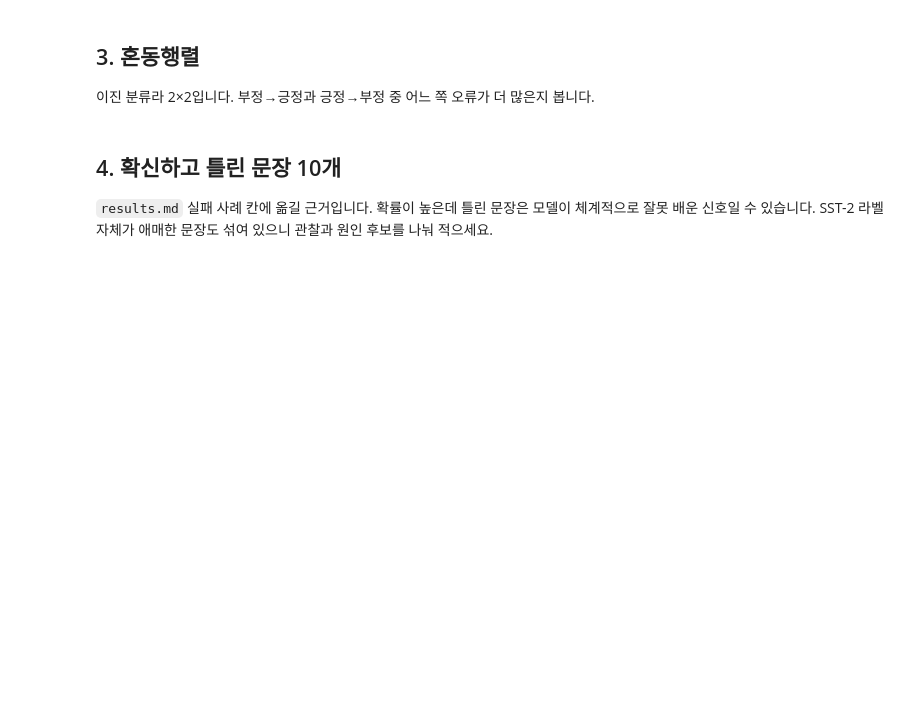
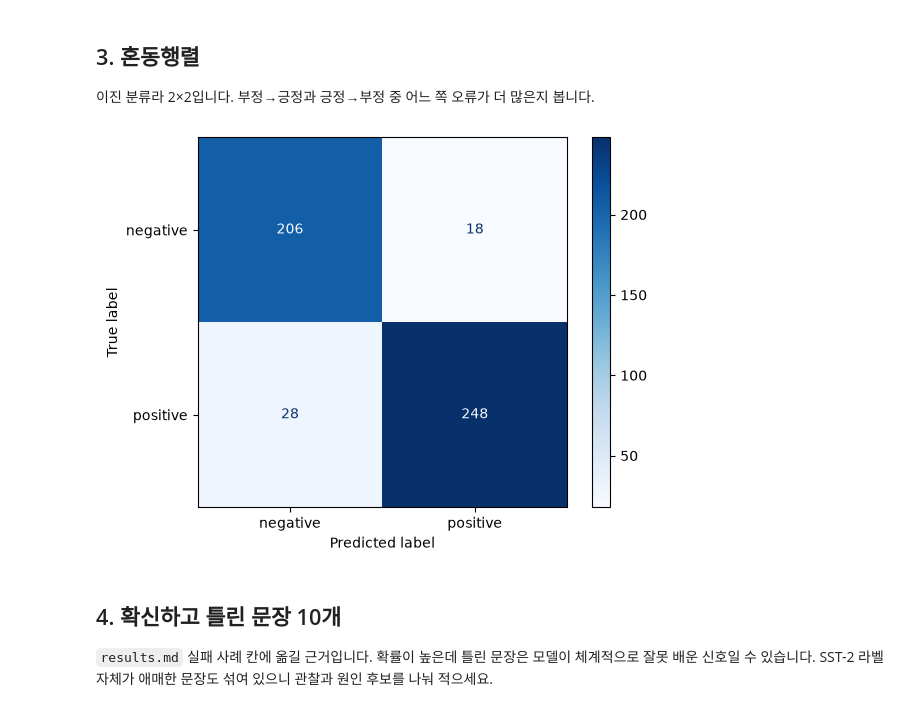
Before and after one commit to r-jelly/model-finetuning, a Jupyter notebook: notebooks/02_sentiment.ipynb, the cells around one changed output. Drawn from its saved outputs; the diff is of its cells as text; code cells hidden in the pictures; blank space fills up the shorter version.

```diff
--- a/notebooks/02_sentiment.ipynb
+++ b/notebooks/02_sentiment.ipynb
@@ -68,15 +97,20 @@ BEST = {"frozen": ..., "full": ..., "lora": ...}
 # %%
 RUN = BEST["full"]  # 분석할 실행
 SPLIT = "validation"  # test는 설정을 다 고른 뒤 마지막에만 봅니다
 run_dir = out_dir / RUN
 
 # TODO: run_dir / "metrics.json"은 metrics(dict)로, run_dir / "predictions.jsonl"은 한 줄씩 dict로 바꿔 predictions(list)로 읽으세요.
-metrics = ...
-predictions = ...
+# Tip! `pathlib.Path` 객체는 `read_text()`를 통해 `with open ...` 없이 파일을 열어서 읽을 수 있음!
+metrics = json.loads((run_dir / "metrics.json").read_text())
+predictions = [json.loads(line) for line in (run_dir / "predictions.jsonl").read_text().splitlines()]
 
 # TODO: metrics[SPLIT]의 혼동행렬을 그리고 run_dir / f"confusion_{SPLIT}.png"로 저장하세요.
 # 힌트: ConfusionMatrixDisplay(np.array(...), display_labels=["negative", "positive"]).plot(cmap="Blues")
 #       → disp.figure_.savefig(...)
+disp = ConfusionMatrixDisplay(np.array(metrics[SPLIT]["confusion_matrix"]), display_labels=["negative", "positive"]).plot(cmap="Blues")
+disp.figure_.savefig(run_dir / f"confusion_{SPLIT}.png")
+# %% [output]
+[figure, added]
 # %% [markdown]
 ## 4. 확신하고 틀린 문장 10개
 
```
Also changed, not shown: parts of 6 cells of this notebook, 1 other file.
